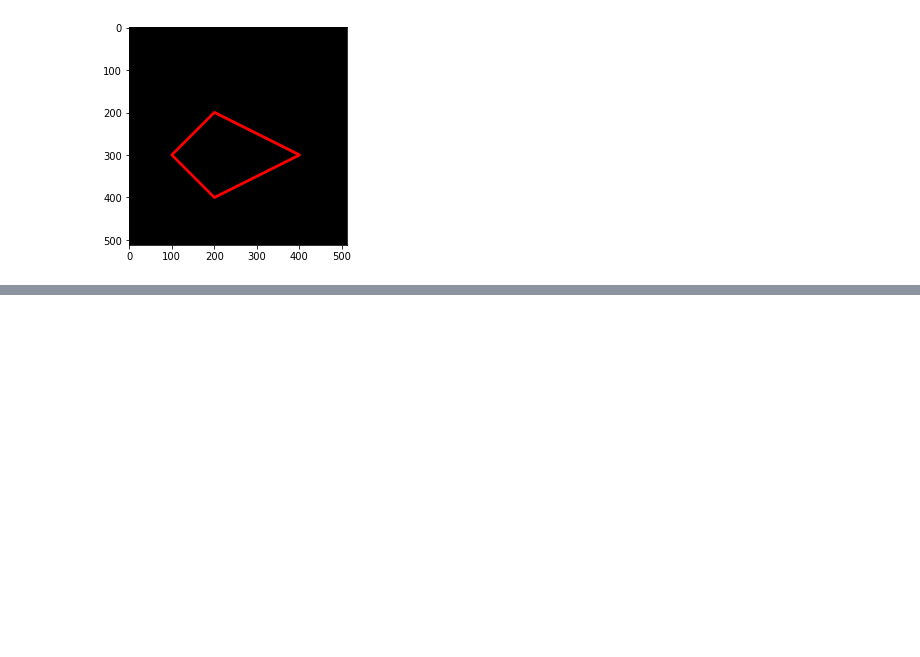
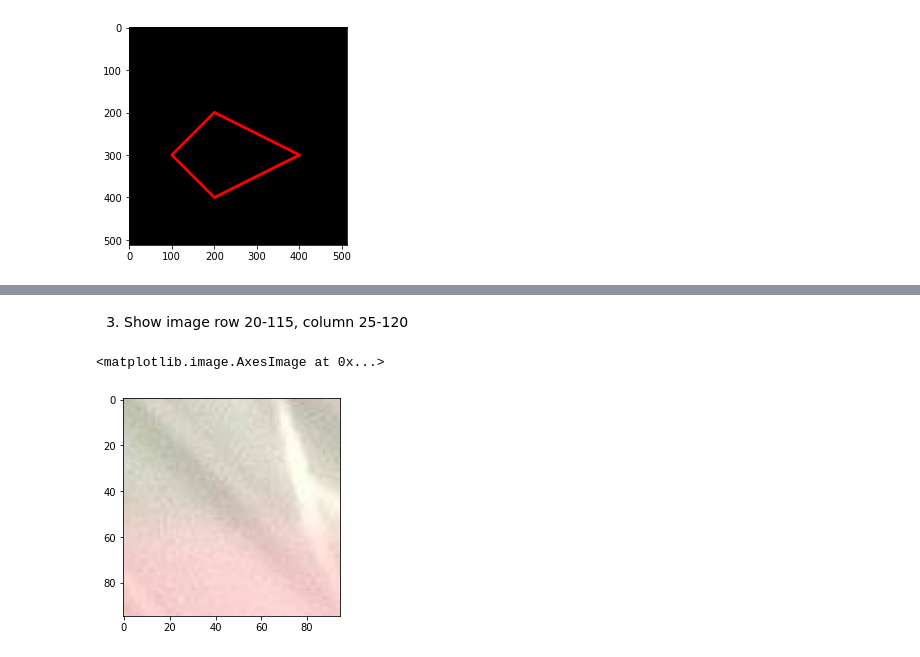
Before and after one commit to chanpaulamol/Image_Processing_Computer_Vision, a Jupyter notebook: Week2.ipynb, the cells around one changed output, grey strips where cells are left out. Drawn from its saved outputs; the diff is of its cells as text; code cells hidden in the pictures; blank space fills up the shorter version.

```diff
--- a/Week2.ipynb
+++ b/Week2.ipynb
@@ -149,0 +187,10 @@ plt.imshow(black_img2)
+# %% [markdown]
+3. Show image row 20-115, column 25-120
+# %%
+img9 = cv.cvtColor(img, cv.COLOR_BGR2RGB)
+# Setting the range of rows = 20 - 114 and columns = 25-102
+reduced_img = img9[20:115, 25:120]
+plt.imshow(reduced_img)
+# %% [output]
+<matplotlib.image.AxesImage at 0x...>
+[figure, added]
```
Also changed, not shown: parts of 20 cells of this notebook.
